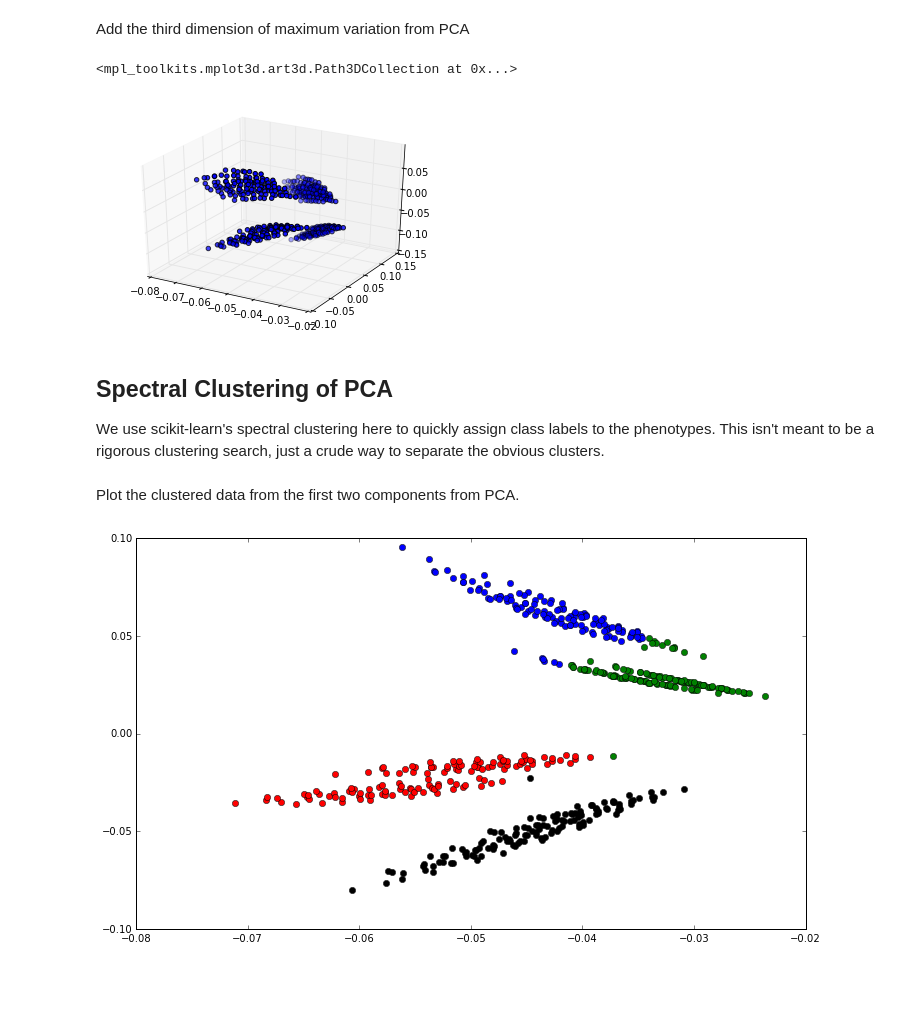
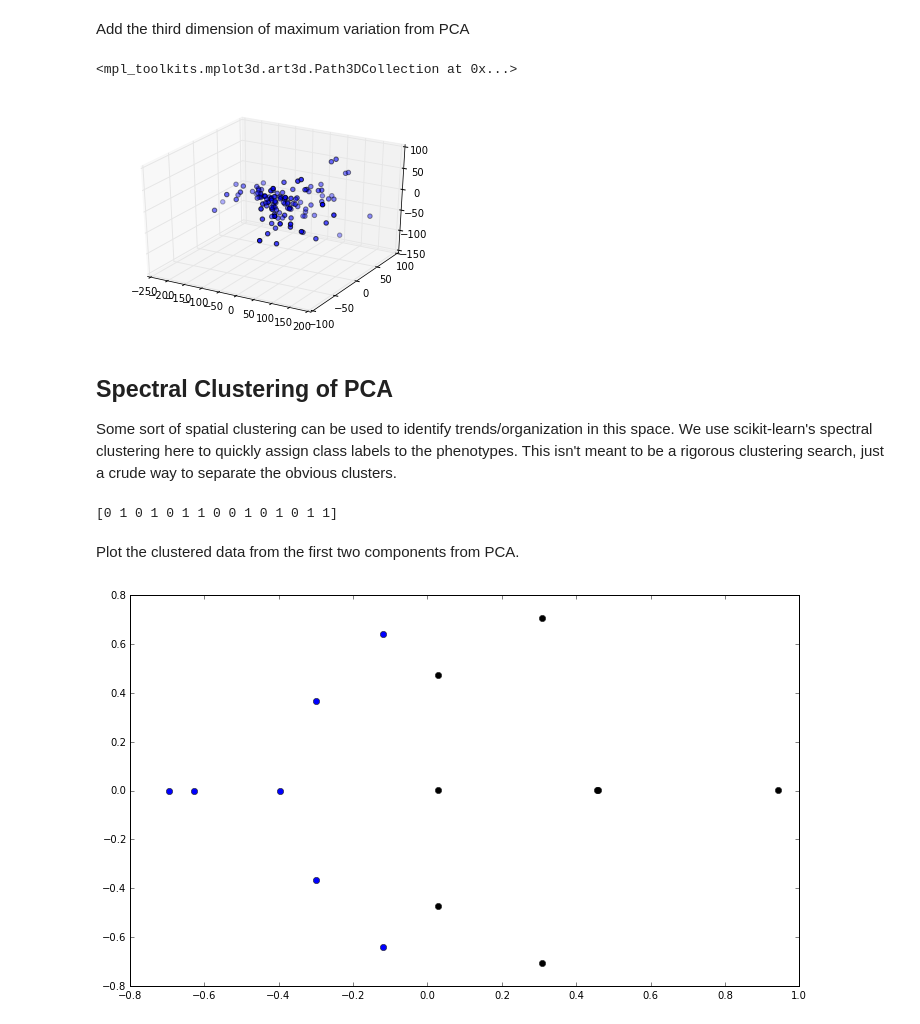
Before and after one commit to harmslab/notebooks-nonlinear-high-order-epistasis, a Jupyter notebook: notebooks/06-Is there another coordinate system.ipynb, the cells around one changed output. Drawn from its saved outputs; the diff is of its cells as text; code cells hidden in the pictures; blank space fills up the shorter version.

Commit message:
better PCA, on lattice models

```diff
--- a/notebooks/06-Is there another coordinate system.ipynb
+++ b/notebooks/06-Is there another coordinate system.ipynb
@@ -16,0 +22,19 @@ wildtype, genotypes, phenotypes, order = gpm.model_input()
+# %%
+# Build conformations
+length = 7
+database_dir = "%s/database" % os.getcwd()
+c = Conformations(length, database_dir)
+
+# Create a ligand
+ligand = 'IIIIII'
+ligandconf = 'LUUUR'
+stabcutoff = 0
+Ligand = (ligand, ligandconf, stabcutoff)
+T = .9
+fitness = Fitness(T, c, dGdependence='negstability', targets=None, ligand=Ligand)
+
+# Build sequence space
+wildtype, mutant = search_fitness_landscape(fitness, 100000)
+ss = LatticeSequenceSpace(wildtype, mutant, fitness)
+genotypes = ss.sequences
+phenotypes =  ss.stabilities
@@ -19,6 +45,6 @@ from epistasis.pca import EpistasisPCA
 # %% [markdown]
 Create an epistasis PCA instance.
 # %%
-pca = EpistasisPCA(wildtype, genotypes, phenotypes, 9)
+pca = EpistasisPCA(wildtype, genotypes, phenotypes, 1)
 # %% [markdown]
 Estimate the components of maximum variance. Plot the ratio of the variance explained by $n$ components.
@@ -33,0 +51,10 @@ plt.title("PCA performance")
+# %%
+fig, ax = plt.subplots(1,1, figsize=[10,7])
+explained_variance, new_x = pca.estimate_components()
+component_index = range(1,len(explained_variance)+1)
+variance_sum = [sum(explained_variance[:i]) for i in component_index]
+ax.plot(component_index, variance_sum, 'b-')
+ax.set_xlabel("Number of principal components")
+ax.set_ylabel("Ratio of variance explained")
+ax.set_title("PCA results")
+ax.axis([1,len(variance_sum), 0, 1.0])
@@ -64,33 +84,35 @@ Add the third dimension of maximum variation from PCA
 # %%
 from mpl_toolkits.mplot3d import Axes3D
 import matplotlib.pyplot as plt
-xs = pca.components[0]
-ys = pca.components[1]
-zs = pca.components[2]
+xs = new_x[:,0]
+ys = new_x[:,1]
+zs = new_x[:,2]
 fig = plt.figure()
 ax = fig.add_subplot(111, projection='3d')
 ax.scatter(xs, ys, zs)
 # %% [output]
 <mpl_toolkits.mplot3d.art3d.Path3DCollection at 0x...>
-[figure, old version]
+[figure, new version]
 # %% [markdown]
 ## Spectral Clustering of PCA
 
-We use scikit-learn's spectral clustering here to quickly assign class labels to the phenotypes. This isn't meant to be a rigorous clustering search, just a crude way to separate the obvious clusters.
+Some sort of spatial clustering can be used to identify trends/organization in this space. We use scikit-learn's spectral clustering here to quickly assign class labels to the phenotypes. This isn't meant to be a rigorous clustering search, just a crude way to separate the obvious clusters.
 # %%
 from sklearn.cluster import SpectralClustering
 # %%
-clusters = SpectralClustering(4)
-labels = clusters.fit_predict(pca.components[0:2].T)
+clusters = SpectralClustering(2)
+labels = clusters.fit_predict(new_x[:,0:2])
 print(labels)
+# %% [output]
+[0 1 0 1 0 1 1 0 0 1 0 1 0 1 1]
 # %% [markdown]
 Plot the clustered data from the first two components from PCA.
 # %%
 plt.figure(figsize=[12,7])
 colors = ['b', 'k', 'g', 'r']
-for i in range(len(pca.components[0])):
-    plt.plot(pca.components[0,i], pca.components[1,i], 'o'+colors[labels[i]])
+for i in range(len(new_x[:,0])):
+    plt.plot(new_x[i,0], new_x[i,1], 'o'+colors[labels[i]])
 # %% [output]
-[figure, old version]
+[figure, new version]
 # %%
 # Print one genotypes-phenotypes of one of the colors
```
Also changed, not shown: parts of 14 cells of this notebook, 1 other file.
